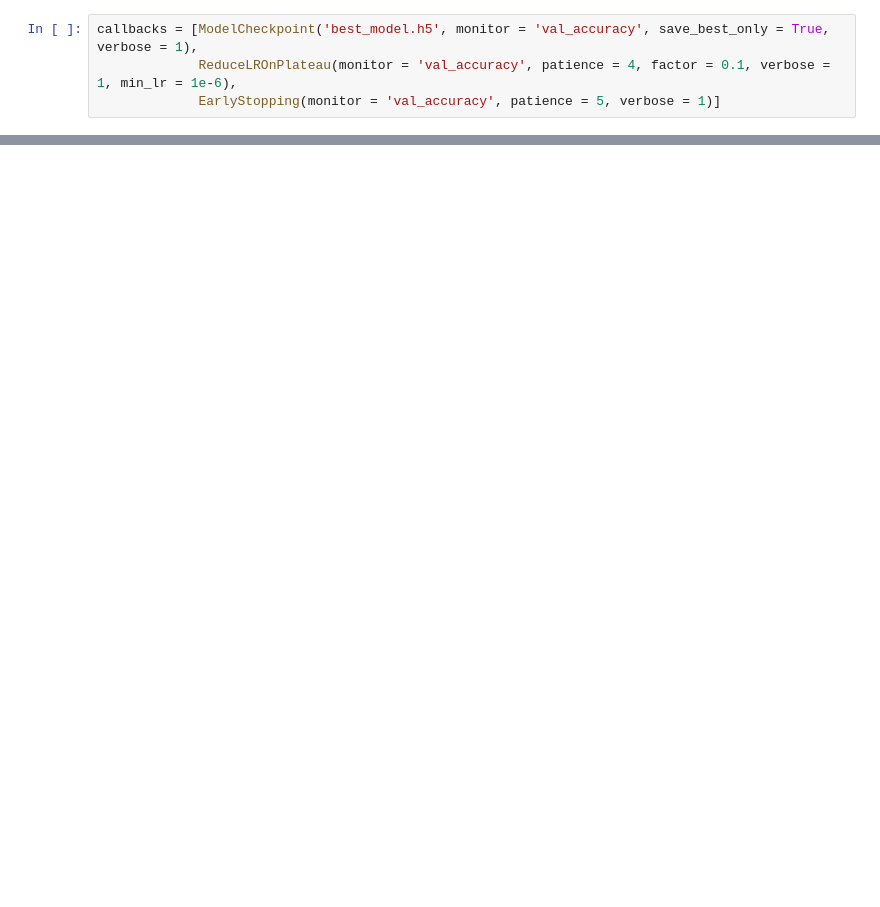
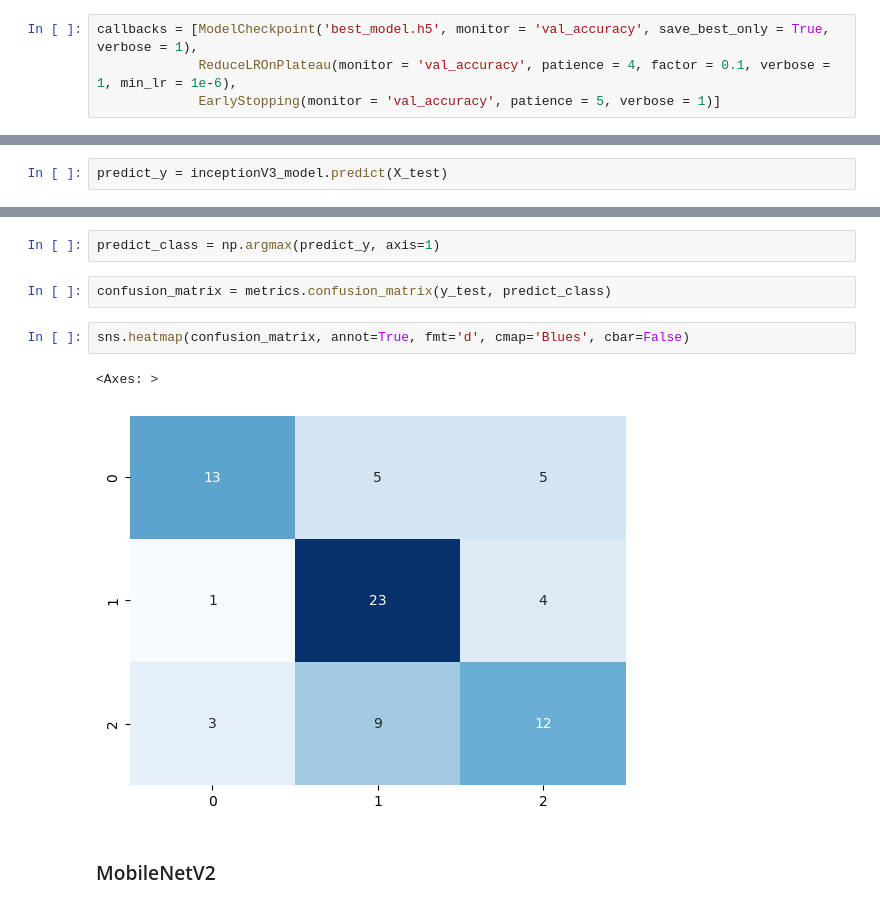
Before and after one commit to Aftab5550/TFG, a Jupyter notebook: TFG.ipynb, the cells around one changed output, grey strips where cells are left out. Drawn from its saved outputs; the diff is of its cells as text; blank space fills up the shorter version.

```diff
--- a/TFG.ipynb
+++ b/TFG.ipynb
@@ -338,0 +356,2 @@ plot_accuracy_loss(inceptionV3_history)
+# %%
+predict_y = inceptionV3_model.predict(X_test)
@@ -338,0 +360,11 @@ plot_accuracy_loss(inceptionV3_history)
+# %%
+predict_class = np.argmax(predict_y, axis=1)
+# %%
+confusion_matrix = metrics.confusion_matrix(y_test, predict_class)
+# %%
+sns.heatmap(confusion_matrix, annot=True, fmt='d', cmap='Blues', cbar=False)
+# %% [output]
+<Axes: >
+[figure, added]
+# %% [markdown]
+### MobileNetV2
```
Also changed, not shown: parts of 51 cells of this notebook.
